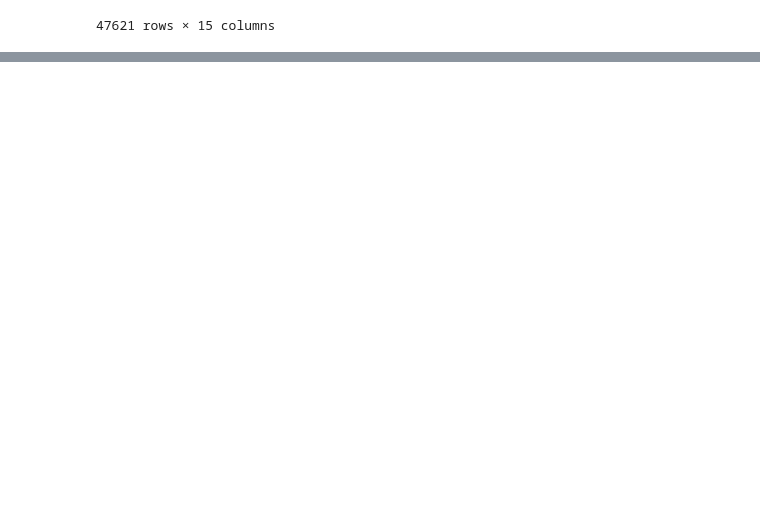
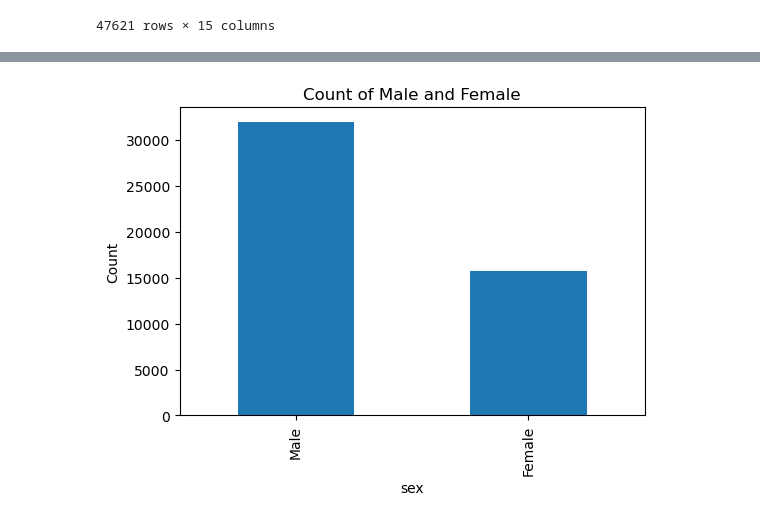
Before and after one commit to AbdullahWB/Big_data, a Jupyter notebook: lab_1/Practical_The_Adult_Example.ipynb, the cells around one changed output, grey strips where cells are left out. Drawn from its saved outputs; the diff is of its cells as text; code cells hidden in the pictures; blank space fills up the shorter version.

```diff
--- a/lab_1/Practical_The_Adult_Example.ipynb
+++ b/lab_1/Practical_The_Adult_Example.ipynb
@@ -207,0 +475,3 @@ df.describe()
+# %%
+df = df.drop(columns=["capital-gain", "capital-loss"])
+print(df.head())
@@ -207,0 +662,9 @@ df.describe()
+# %%
+plt.figure(figsize=(6, 4))
+df["sex"].value_counts().plot(kind="bar")
+plt.title("Count of Male and Female")
+plt.xlabel("sex")
+plt.ylabel("Count")
+plt.show()
+# %% [output]
+[figure, added]
```
Also changed, not shown: parts of 36 cells of this notebook.
